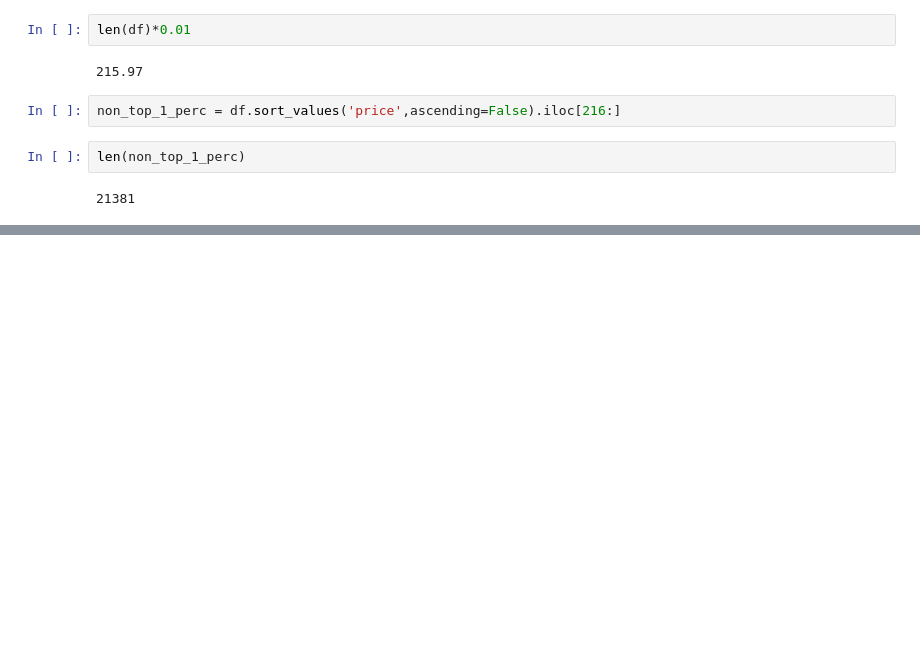
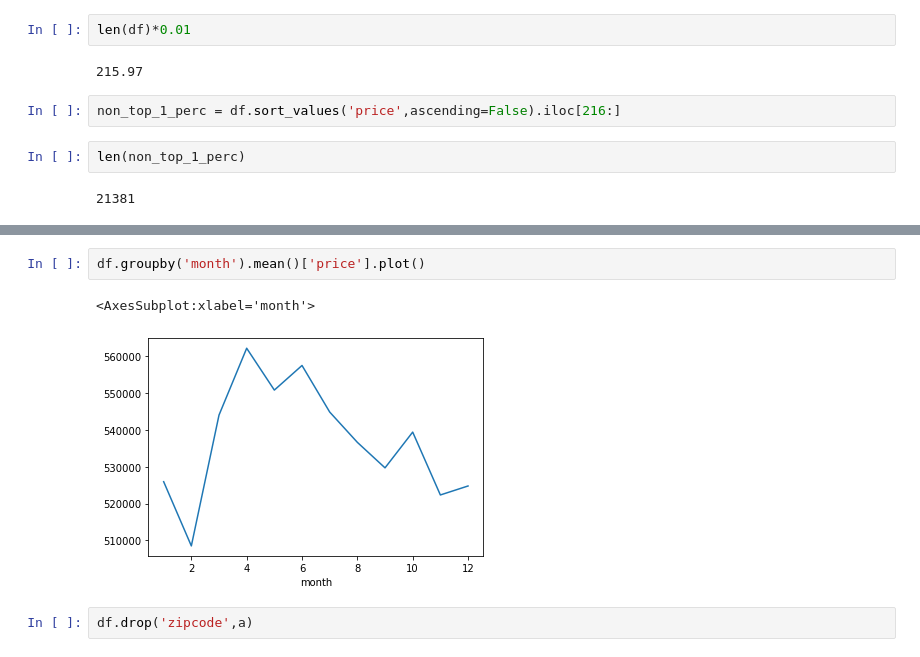
Before and after one commit to krishnavamsi121/Python_For_ML_DS_Bootcamp, a Jupyter notebook: 22-Deep Learning/Rough_TensorFlow_Housing_Data.ipynb, the cells around one changed output, grey strips where cells are left out. Drawn from its saved outputs; the diff is of its cells as text; blank space fills up the shorter version.

```diff
--- a/22-Deep Learning/Rough_TensorFlow_Housing_Data.ipynb
+++ b/22-Deep Learning/Rough_TensorFlow_Housing_Data.ipynb
@@ -176,0 +261,7 @@ sns.scatterplot('long','lat',data=non_top_1_perc,hue = 'price')
+# %%
+df.groupby('month').mean()['price'].plot()
+# %% [output]
+<AxesSubplot:xlabel='month'>
+[figure, added]
+# %%
+df.drop('zipcode',a)
```
Also changed, not shown: parts of 13 cells of this notebook, 1 other file.
